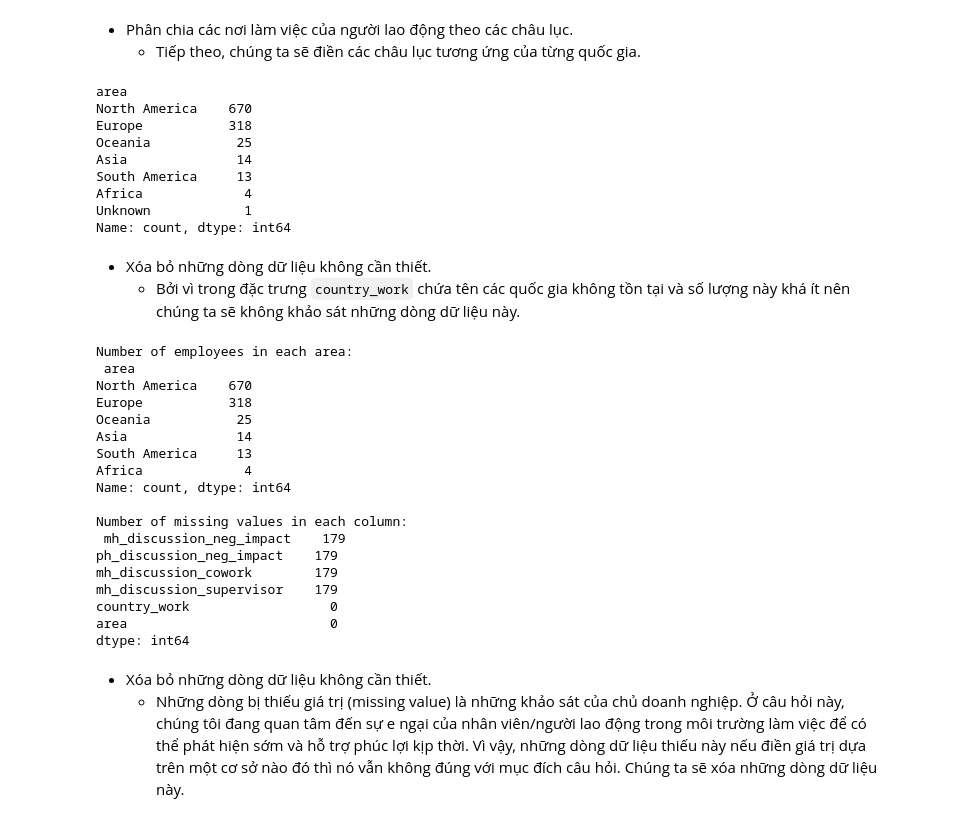
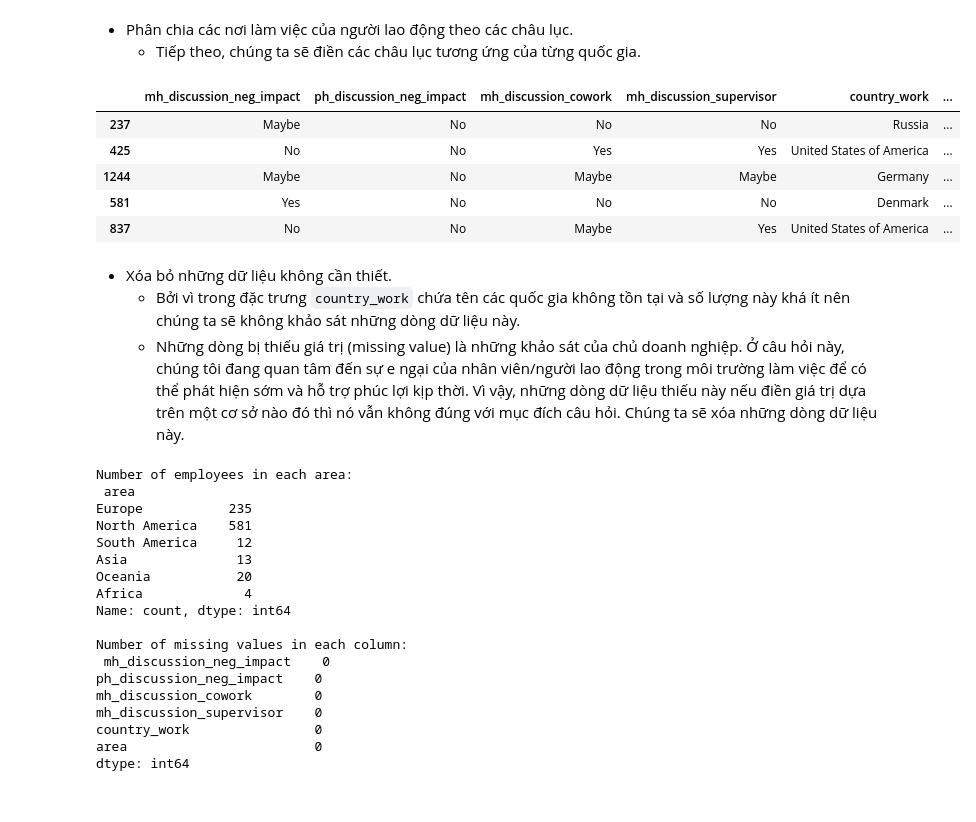
Before and after one commit to iam-Dylan/pfds-final-project, a Jupyter notebook: 4-1-Analyze-DagNgyen.ipynb, the cells around one changed output. Cells and saved outputs as stored; diff of their text form; code cells hidden in the pictures.

```diff
--- a/4-1-Analyze-DagNgyen.ipynb
+++ b/4-1-Analyze-DagNgyen.ipynb
@@ -177,56 +158,54 @@ print(analyz1_df['country_work'].unique())
 # %%
 areas = ['Europe', 'North America', 'North America', 'Europe', 'Europe', 'Europe', 'Europe', 'Europe', 'South America', 'Europe', 'South America', 'Europe', 'Europe', 'Europe', 'Europe', 'Europe', 'Asia', 'North America', 'Oceania', 'Europe', 'Asia', 'Europe', 'Europe', 'Europe', 'South America', 'North America', 'Asia', 'Europe', 'Africa', 'Europe', 'Europe', 'Asia', 'Europe', 'Europe', 'Unknown', 'Oceania', 'Asia', 'Asia', 'Asia', 'South America', 'Europe', 'Europe', 'South America', 'North America', 'Europe', 'Europe']
 countries = df_['country_work'].unique()
 
 # Create a dictionary with areas as keys and countries as values
 replace_dict = pd.DataFrame({'country': countries, 'area': areas}).set_index('country').to_dict()
 
 # Match the country with the area
 analyz1_df['area'] = analyz1_df['country_work'].map(replace_dict['area'])
 
-# Statistics number of employees in each area
-analyz1_df['area'].value_counts()
+analyz1_df.sample(5)
 # %% [output]
-area
-North America    670
-Europe           318
-Oceania           25
-Asia              14
-South America     13
-Africa             4
-Unknown            1
-Name: count, dtype: int64
+|  | mh_discussion_neg_impact | ph_discussion_neg_impact | mh_discussion_cowork | mh_discussion_supervisor | country_work | ... |
+| 237 | Maybe | No | No | No | Russia | ... |
+| 425 | No | No | Yes | Yes | United States of America | ... |
+| 1244 | Maybe | No | Maybe | Maybe | Germany | ... |
+| 581 | Yes | No | No | No | Denmark | ... |
+| 837 | No | No | Maybe | Yes | United States of America | ... |
 # %% [markdown]
-- Xóa bỏ những dòng dữ liệu không cần thiết.
+- Xóa bỏ những dữ liệu không cần thiết.
     + Bởi vì trong đặc trưng `country_work` chứa tên các quốc gia không tồn tại và số lượng này khá ít nên chúng ta sẽ không khảo sát những dòng dữ liệu này.
+    + Những dòng bị thiếu giá trị (missing value) là những khảo sát của chủ doanh nghiệp. Ở câu hỏi này, chúng tôi đang quan tâm đến sự e ngại của nhân viên/người lao động trong môi trường làm việc để có thể phát hiện sớm và hỗ trợ phúc lợi kịp thời. Vì vậy, những dòng dữ liệu thiếu này nếu điền giá trị dựa trên một cơ sở nào đó thì nó vẫn không đúng với mục đích câu hỏi. Chúng ta sẽ xóa những dòng dữ liệu này.
 # %%
 # Remove rows with 'Unknown' area
 analyz1_df = analyz1_df[analyz1_df['area'] != 'Unknown']
 
+# Delete rows with missing values
+analyz1_df = analyz1_df.dropna()
+
 # Statistics number of employees in each area
-print('Number of employees in each area:\n', analyz1_df['area'].value_counts())
+number_each_area = analyz1_df['area'].value_counts(sort=False)
+print('Number of employees in each area:\n', number_each_area)
 
 # Statistics number of missing values in each column
 print('\nNumber of missing values in each column:\n', analyz1_df.isnull().sum())
 # %% [output]
 Number of employees in each area:
  area
-North America    670
-Europe           318
-Oceania           25
-Asia              14
-South America     13
+Europe           235
+North America    581
+South America     12
+Asia              13
+Oceania           20
 Africa             4
 Name: count, dtype: int64
 
 Number of missing values in each column:
- mh_discussion_neg_impact    179
-ph_discussion_neg_impact    179
-mh_discussion_cowork        179
-mh_discussion_supervisor    179
-country_work                  0
-area                          0
+ mh_discussion_neg_impact    0
+ph_discussion_neg_impact    0
+mh_discussion_cowork        0
+mh_discussion_supervisor    0
+country_work                0
+area                        0
 dtype: int64
-# %% [markdown]
-- Xóa bỏ những dòng dữ liệu không cần thiết.
-    + Những dòng bị thiếu giá trị (missing value) là những khảo sát của chủ doanh nghiệp. Ở câu hỏi này, chúng tôi đang quan tâm đến sự e ngại của nhân viên/người lao động trong môi trường làm việc để có thể phát hiện sớm và hỗ trợ phúc lợi kịp thời. Vì vậy, những dòng dữ liệu thiếu này nếu điền giá trị dựa trên một cơ sở nào đó thì nó vẫn không đúng với mục đích câu hỏi. Chúng ta sẽ xóa những dòng dữ liệu này.
```
Also changed, not shown: parts of 16 cells of this notebook.
